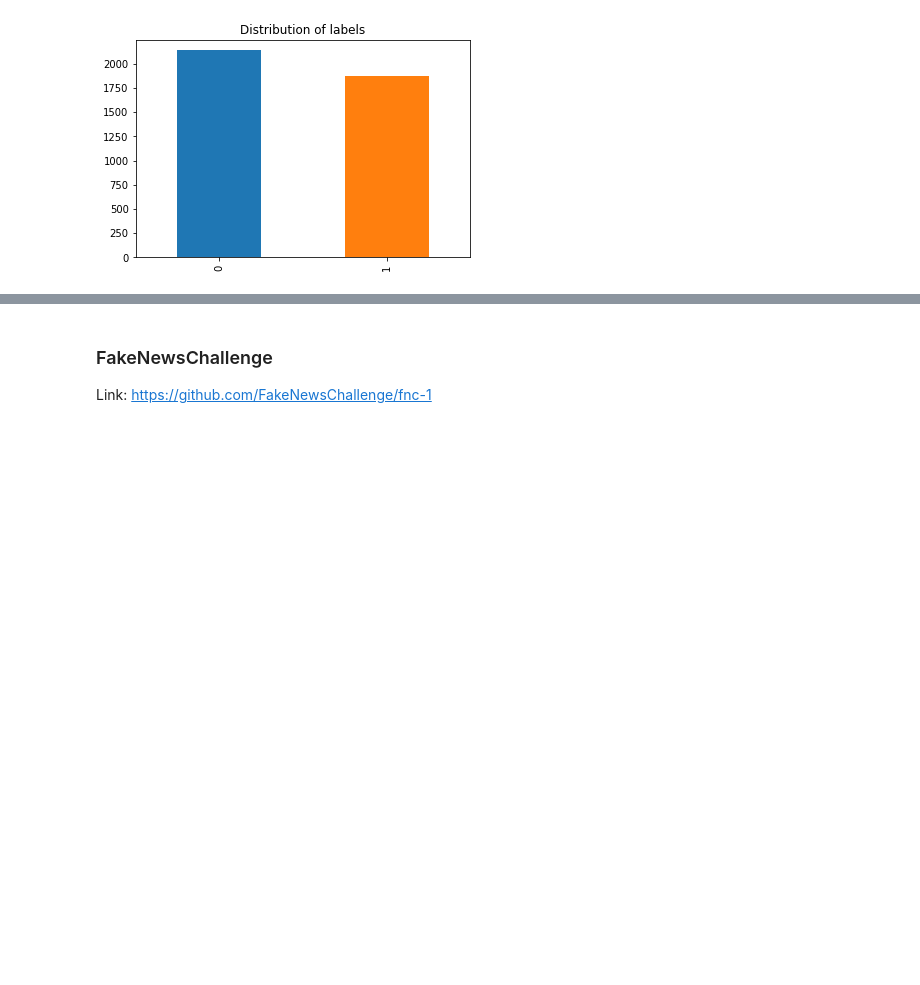
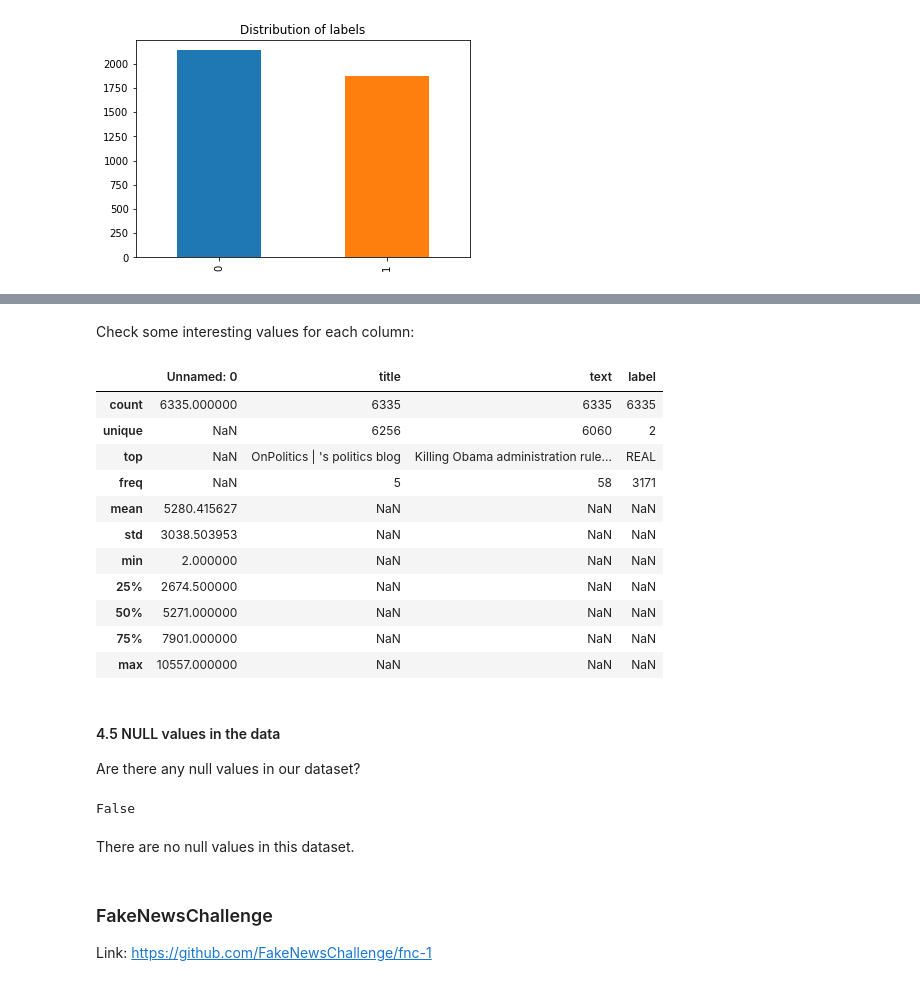
Before and after one commit to pmacinec/fake-news-datasets, a Jupyter notebook: fake_news_datasets.ipynb, the cells around one changed output, grey strips where cells are left out. Saved outputs shown, nothing was run; the diff lists cells and outputs as text; code cells hidden in the pictures; blank space fills up the shorter version.

```diff
--- a/fake_news_datasets.ipynb
+++ b/fake_news_datasets.ipynb
@@ -515,3 +584,29 @@ dataset = pd.read_csv('data/georgemcintire_fake_real_news_dataset/data.csv')
+# %% [markdown]
+Check some interesting values for each column:
+# %%
+dataset.describe(include='all')
+# %% [output]
+|  | Unnamed: 0 | title | text | label |
+| count | 6335.000000 | 6335 | 6335 | 6335 |
+| unique | NaN | 6256 | 6060 | 2 |
+| top | NaN | OnPolitics | 's politics blog | Killing Obama administration rule... | REAL |
+| freq | NaN | 5 | 58 | 3171 |
+| mean | 5280.415627 | NaN | NaN | NaN |
+| std | 3038.503953 | NaN | NaN | NaN |
+| min | 2.000000 | NaN | NaN | NaN |
+| 25% | 2674.500000 | NaN | NaN | NaN |
+| 50% | 5271.000000 | NaN | NaN | NaN |
+| 75% | 7901.000000 | NaN | NaN | NaN |
+| max | 10557.000000 | NaN | NaN | NaN |
+# %% [markdown]
+#### 4.5 NULL values in the data
+Are there any null values in our dataset?
+# %%
+dataset.isnull().values.any()
+# %% [output]
+False
+# %% [markdown]
+There are no null values in this dataset.
 # %% [markdown]
 ### FakeNewsChallenge
 Link: [https://github.com/FakeNewsChallenge/fnc-1](https://github.com/FakeNewsChallenge/fnc-1)
```
Also changed, not shown: parts of 22 cells of this notebook.
